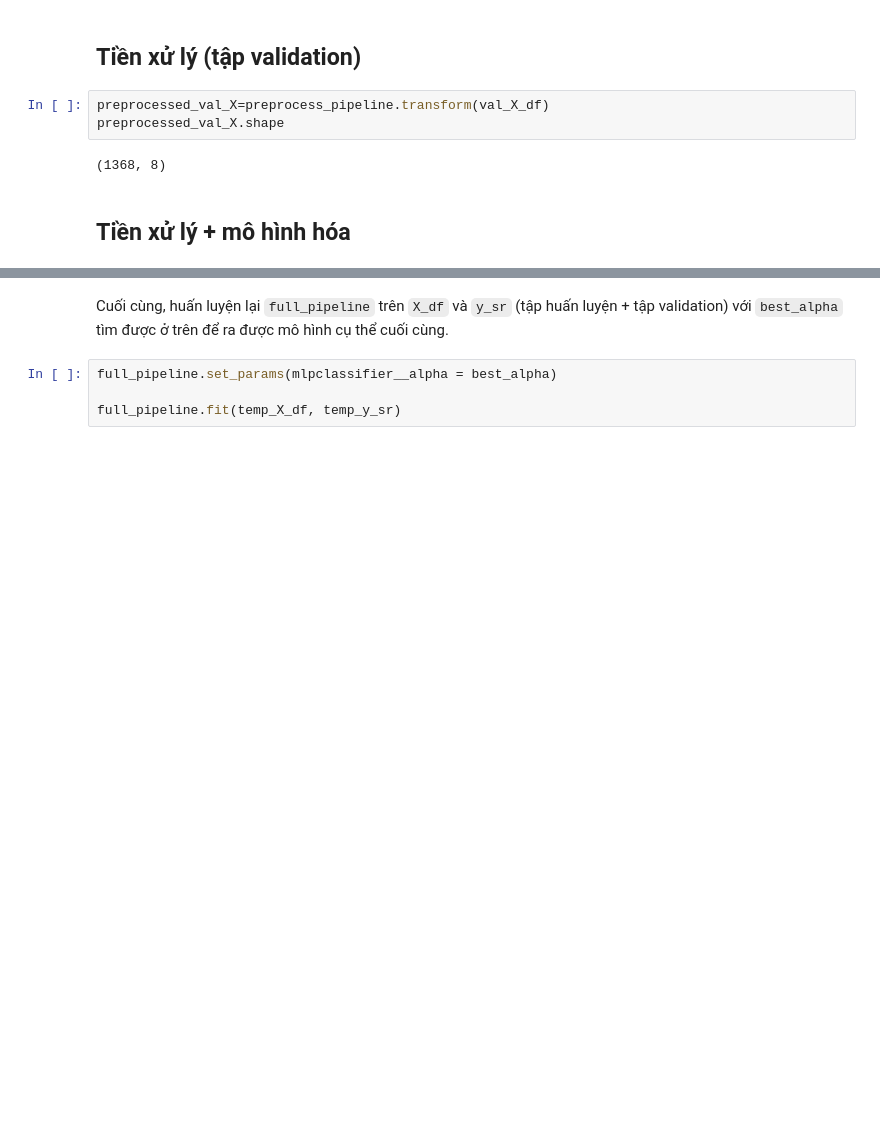
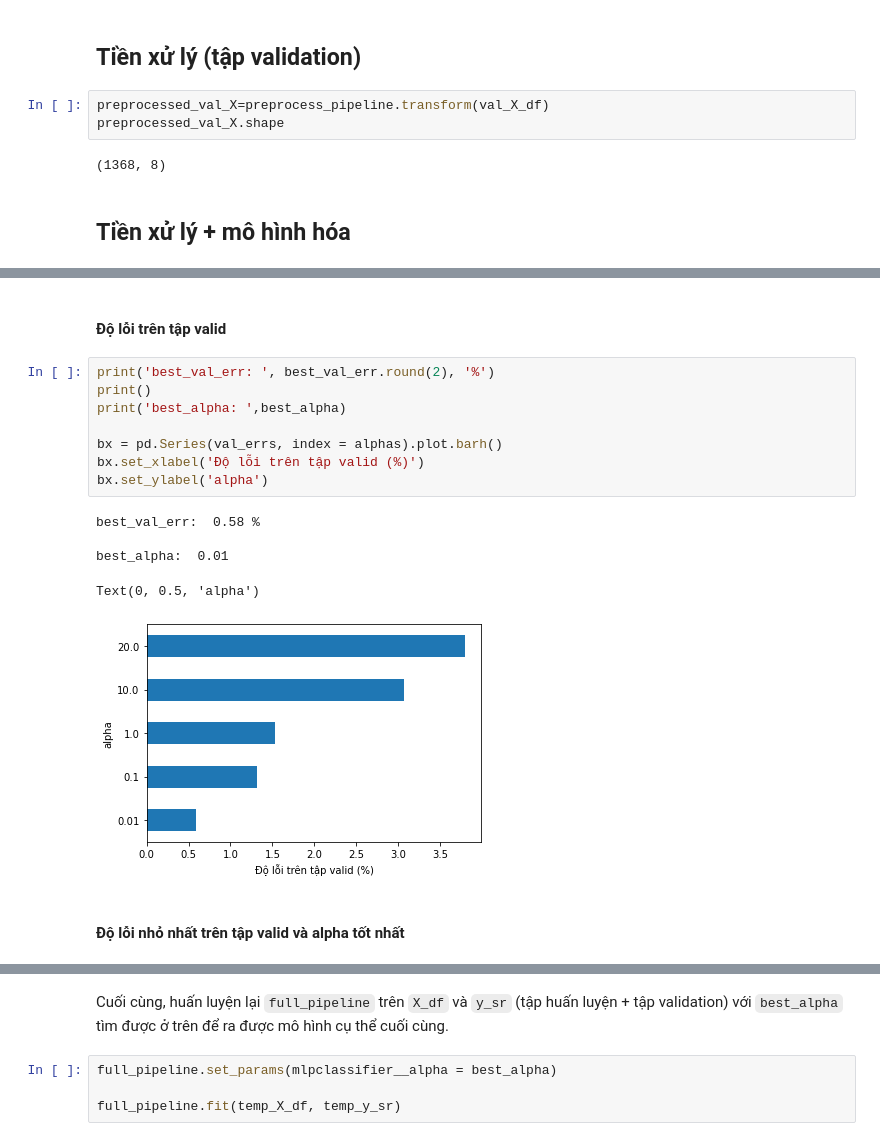
Before and after one commit to lethanhson1504/datascience-project-group16, a Jupyter notebook: Processing .ipynb, the cells around one changed output, grey strips where cells are left out. Saved outputs shown, nothing was run; the diff lists cells and outputs as text; blank space fills up the shorter version.

```diff
--- a/Processing .ipynb
+++ b/Processing .ipynb
@@ -306,0 +317,18 @@ valid error:  [1.0964912280701733, 0.9502923976608235, 1.388888888888884, 1.3888
+# %% [markdown]
+#### Độ lỗi trên tập valid
+# %%
+print('best_val_err: ', best_val_err.round(2), '%')
+print()
+print('best_alpha: ',best_alpha)
+
+bx = pd.Series(val_errs, index = alphas).plot.barh()
+bx.set_xlabel('Độ lỗi trên tập valid (%)')
+bx.set_ylabel('alpha')
+# %% [output]
+best_val_err:  0.58 %
+
+best_alpha:  0.01
+Text(0, 0.5, 'alpha')
+[figure, added]
+# %% [markdown]
+#### Độ lỗi nhỏ nhất trên tập valid và alpha tốt nhất
```
Also changed, not shown: parts of 16 cells of this notebook.
